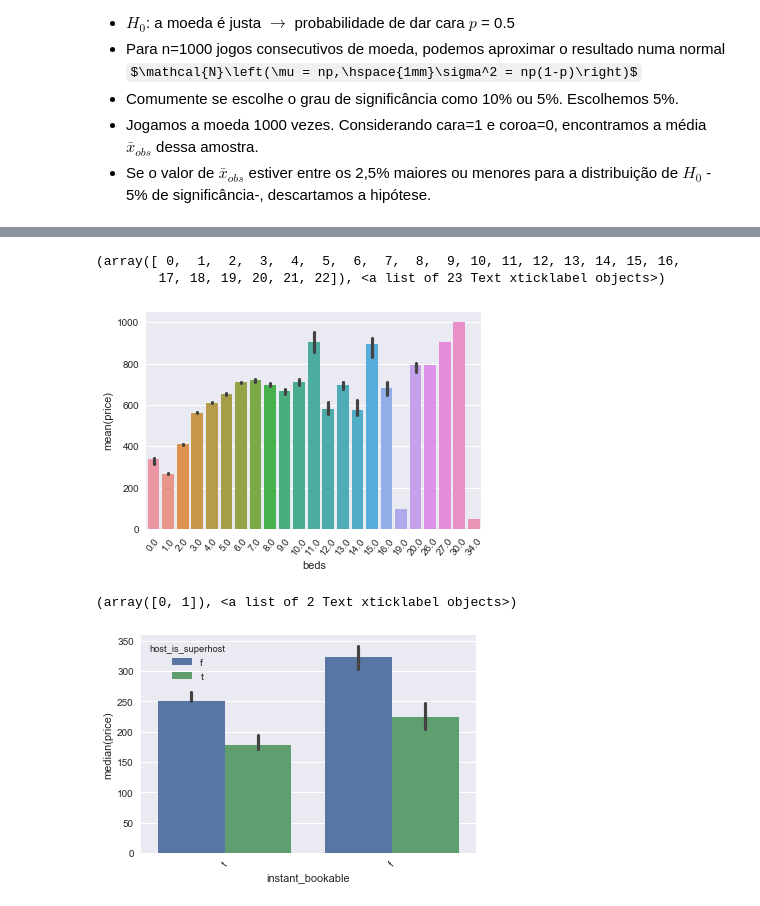
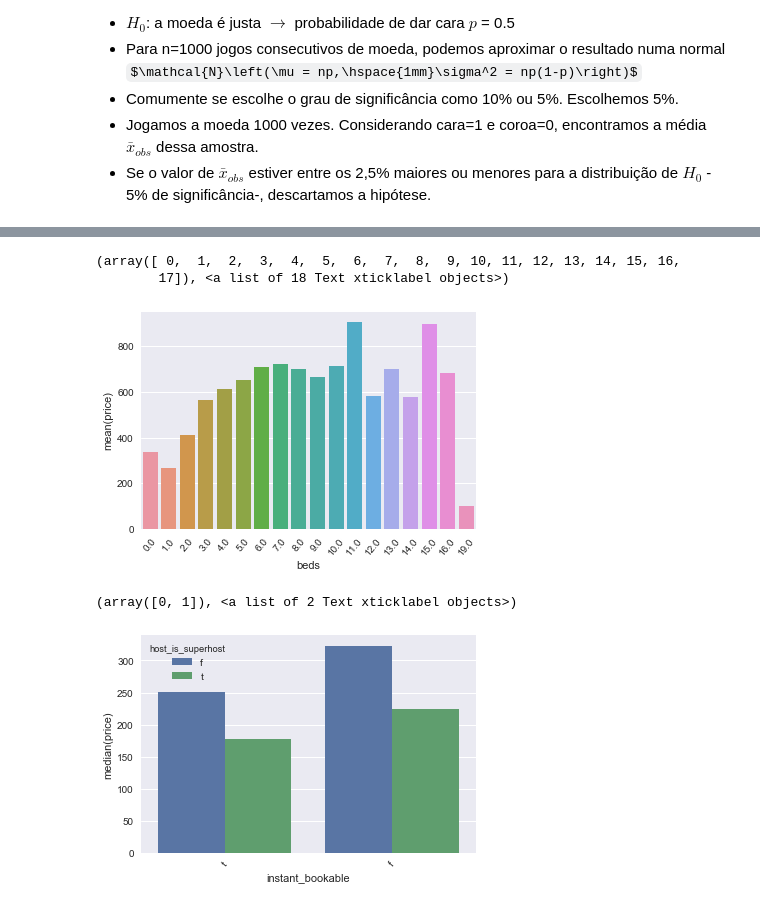
Before and after one commit to franciscodefaria/PythonBasico, a Jupyter notebook: Aula2/Aula2.ipynb, the cells around one changed output, grey strips where cells are left out. Saved outputs shown, nothing was run; the diff lists cells and outputs as text; code cells hidden in the pictures; some formulas as TeX source.

```diff
--- a/Aula2/Aula2.ipynb
+++ b/Aula2/Aula2.ipynb
@@ -75,4 +116,5 @@ plt.xticks(rotation=80)
 # %%
+df2=df2[df2.beds<20]
 sns.regplot(x=df2["beds"], y=df2["accommodates"], fit_reg=False)
 # %% [output]
 <matplotlib.axes._subplots.AxesSubplot at 0x...>
@@ -332,17 +416,17 @@ Dizer que um intervalo de confiança é de 90% é o mesmo que dizer que, ao se r
 
 ![IC](ic95.png)
 # %%
-sns.barplot(x=df2.beds, y=df2.price, ci=20)
+sns.barplot(x=df2.beds, y=df2.price, ci=None)
 plt.xticks(rotation=50)
 # %% [output]
 (array([ 0,  1,  2,  3,  4,  5,  6,  7,  8,  9, 10, 11, 12, 13, 14, 15, 16,
-        17, 18, 19, 20, 21, 22]), <a list of 23 Text xticklabel objects>)
+        17]), <a list of 18 Text xticklabel objects>)
-[figure, old version]
+[figure, new version]
 # %%
 from numpy import median
-sns.barplot(x=df2.instant_bookable, y=df2.price, hue=df2.host_is_superhost, estimator=median, ci=99)
+sns.barplot(x=df2.instant_bookable, y=df2.price, hue=df2.host_is_superhost, estimator=median, ci=None)
 plt.xticks(rotation=50)
 # %% [output]
 (array([0, 1]), <a list of 2 Text xticklabel objects>)
-[figure, old version]
+[figure, new version]
 # %%
```
Also changed, not shown: parts of 39 cells of this notebook, 4 other files.
